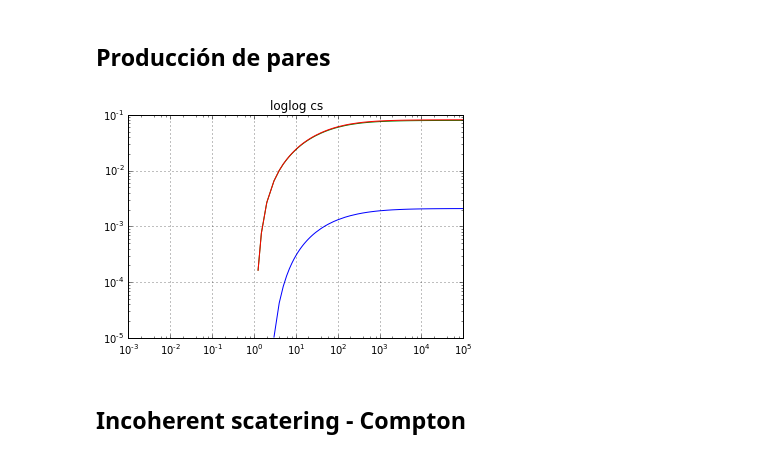
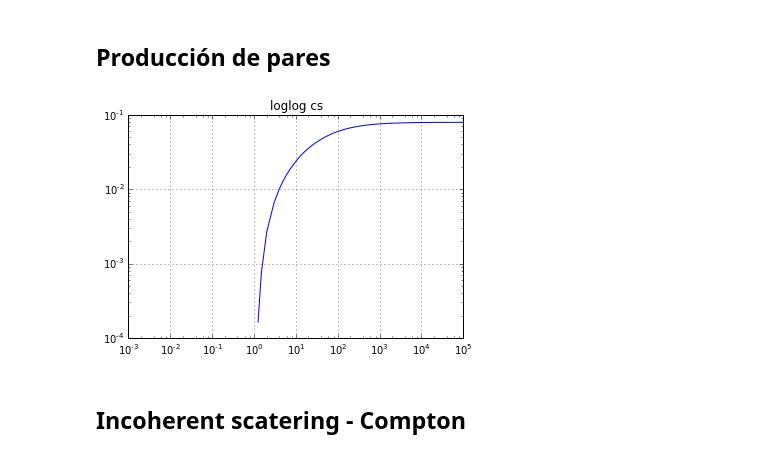
Before and after one commit to lmpizarro/apuntes-python-cientifico, a Jupyter notebook: tallerPython/notebooks/gamma_interaction.ipynb, the cells around one changed output. Saved outputs shown, nothing was run; the diff lists cells and outputs as text; code cells hidden in the pictures.

```diff
--- a/tallerPython/notebooks/gamma_interaction.ipynb
+++ b/tallerPython/notebooks/gamma_interaction.ipynb
@@ -199,18 +255,18 @@ plt.show()
 # %%
 # log x and y axis
 plt.subplot(111)
-plt.loglog(cs[:,0], cs[:,5], basex=10)
+#plt.loglog(cs[:,0], cs[:,5], basex=10)
 plt.loglog(cs[:,0], cs[:,4], basex=10)
 
-plt.loglog(cs[:,0], cs[:,5]+cs[:,4], basex=10)
+#lt.loglog(cs[:,0], cs[:,5]+cs[:,4], basex=10)
 
 
 plt.grid(True)
 plt.title('loglog cs')
 
 plt.show()
 # %% [output]
-[figure, old version]
+[figure, new version]
 # %% [markdown]
 ## Incoherent scatering - Compton
 # %%
```
Also changed, not shown: parts of 16 cells of this notebook.
